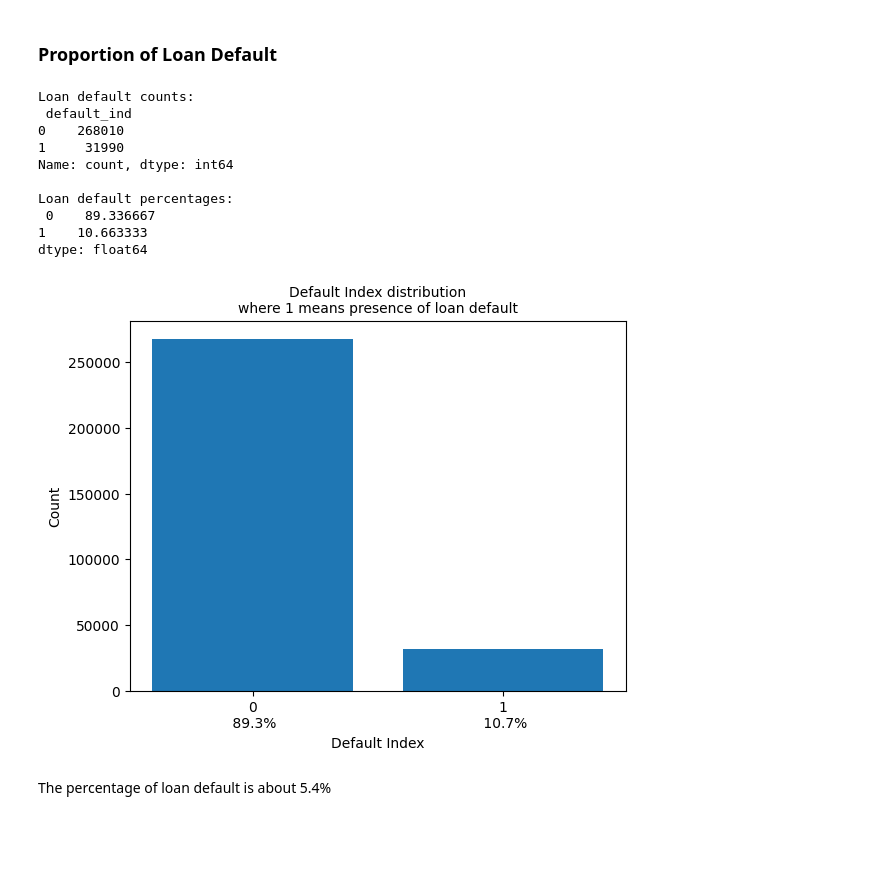
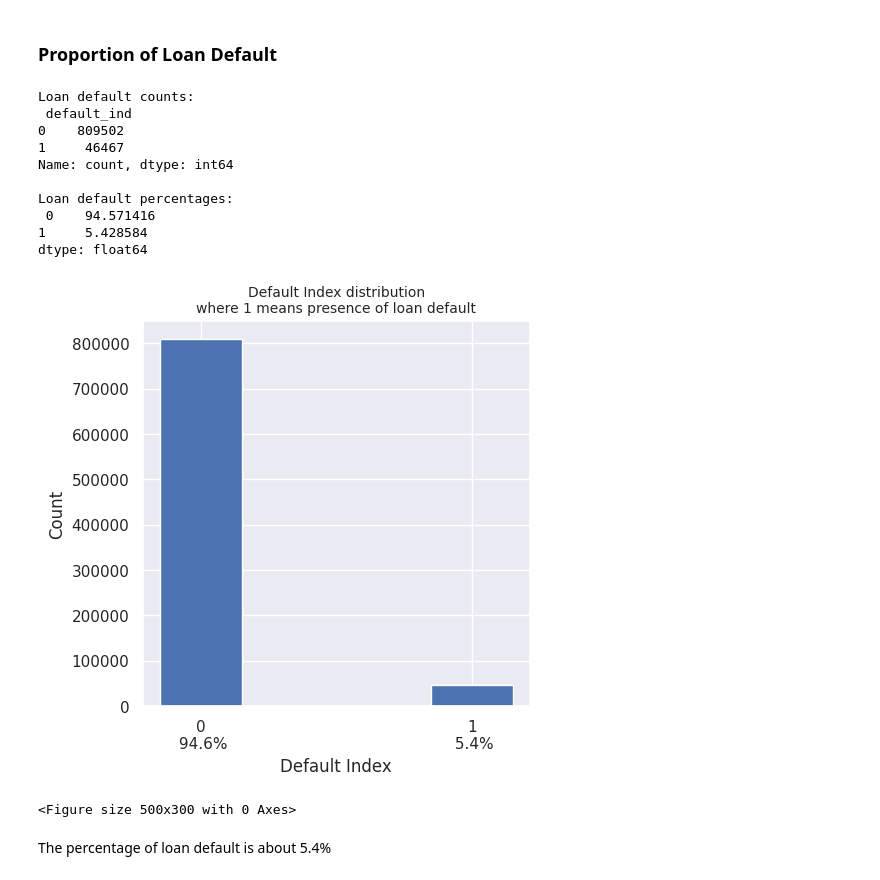
Before and after one commit to vv333333/DS, a Jupyter notebook: Capstone3_LoanDefault.ipynb, the cells around one changed output. Drawn from its saved outputs; the diff is of its cells as text; code cells hidden in the pictures; blank space fills up the shorter version.

```diff
--- a/Capstone3_LoanDefault.ipynb
+++ b/Capstone3_LoanDefault.ipynb
@@ -47,7 +47,7 @@ from sklearn.preprocessing import StandardScaler, MinMaxScaler
 # Data Wrangling
 # %%
 import pandas as pd
-df=pd.read_csv("/kaggle/input/lendingdata/XYZCorp_LendingData.txt", delimiter="\t",nrows=300000)
+df=pd.read_csv("/kaggle/input/lendingdata/XYZCorp_LendingData.txt", delimiter="\t")
 df.head()
 # %% [output]
 |  | id | member_id | loan_amnt | funded_amnt | funded_amnt_inv | term | int_rate | installment | grade | ... |
@@ -63,7 +63,7 @@ cols=["loan_amnt","funded_amnt","id","member_id","emp_title","issue_d","desc","p
       "mths_since_last_record","last_pymnt_d","last_pymnt_amnt","next_pymnt_d","last_credit_pull_d","mths_since_last_major_derog",
       "verification_status_joint","acc_now_delinq","tot_coll_amt","tot_cur_bal","open_acc_6m","open_il_6m","open_il_12m","open_il_24m",
       "mths_since_rcnt_il","total_bal_il","il_util","open_rv_12m","open_rv_24m","max_bal_bc","all_util","total_rev_hi_lim","inq_fi","total_cu_tl",
-      "inq_last_12m","annual_inc_joint","dti_joint","addr_state","policy_code",'sub_grade']
+      "inq_last_12m","annual_inc_joint","dti_joint","addr_state","policy_code",'sub_grade','total_pymnt','out_prncp','out_prncp_inv']
 df=df.drop(columns=cols)
 df.head()
 # %% [output]
@@ -172,0 +175,17 @@ Name: count, dtype: int64
+# %%
+'''
+# convert employment length to numberic to shorten dataframe for modeling later on
+df.emp_length=df.emp_length.str.replace("< 1 year",'0.5 year')
+df.emp_length=df.emp_length.str.replace("10+ years",'10 years')
+print(df.emp_length.unique())
+
+df.emp_length=df.emp_length.str.replace("years",'')
+df.emp_length=df.emp_length.str.replace('year','')
+print(df.emp_length.unique())
+df.emp_length=df.emp_length.astype("float")
+
+# # convert tem to numberic to shorten dataframe for modeling later on
+df.term=df.term.str.replace("months",'')
+df.term=df.term.astype("int")
+df.info()
+'''
@@ -218,0 +264,6 @@ Default loans seem to have some correlation with late fee,collection fee, and in
+# %%
+sns.set(rc={'figure.figsize':(14,3)})
+df_default_1=df[df.default_ind==1]
+sns.countplot(x='emp_length',data=df_default_1, width=0.5)
+plt.title("Bad Loan vs Employment Length")
+plt.show
@@ -219,35 +295,38 @@ Default loans seem to have some correlation with late fee,collection fee, and in
 # %% [markdown]
 ### Proportion of Loan Default
 # %%
+sns.set(rc={'figure.figsize':(5,5)})
 class_counts=df.default_ind.value_counts()
 print("Loan default counts: \n",class_counts)
 
 class_percentages = pd.Series([(x / df.shape[0]) * 100.00 for x in class_counts])
 class_percentages
 print("\nLoan default percentages: \n",class_percentages)
 
 fig, ax = plt.subplots()
-ax.bar(class_counts.index, class_counts)
+ax.bar(class_counts.index, class_counts, width=0.3)
 ax.set_xticks([0, 1])
 ax.set_xticklabels(class_percentages.index.astype(str) + '\n' + ' ' +
                    class_percentages.round(1).astype(str) + '%')
 ax.set_ylabel('Count')
 ax.set_xlabel('Default Index')
 ax.set_title('Default Index distribution\nwhere 1 means presence of loan default',
               fontsize = 10)
+plt.figure(figsize=(5,3))
 plt.show()
 # %% [output]
 Loan default counts:
  default_ind
-0    268010
-1     31990
+0    809502
+1     46467
 Name: count, dtype: int64
 
 Loan default percentages:
- 0    89.336667
-1    10.663333
+ 0    94.571416
+1     5.428584
 dtype: float64
-[figure, old version]
+[figure, new version]
+<Figure size 500x300 with 0 Axes>
 # %% [markdown]
 The percentage of loan default is about 5.4%
 # %% [markdown]
```
Also changed, not shown: parts of 41 cells of this notebook.
